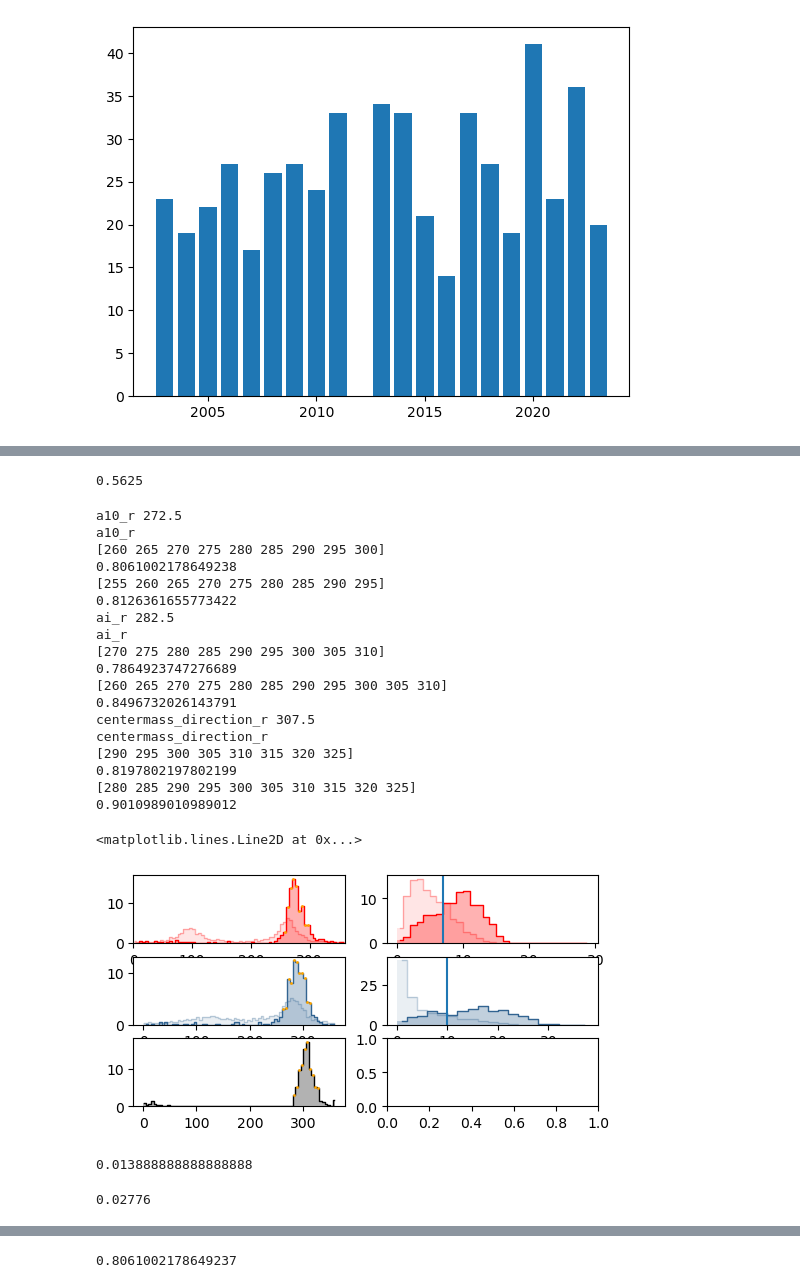
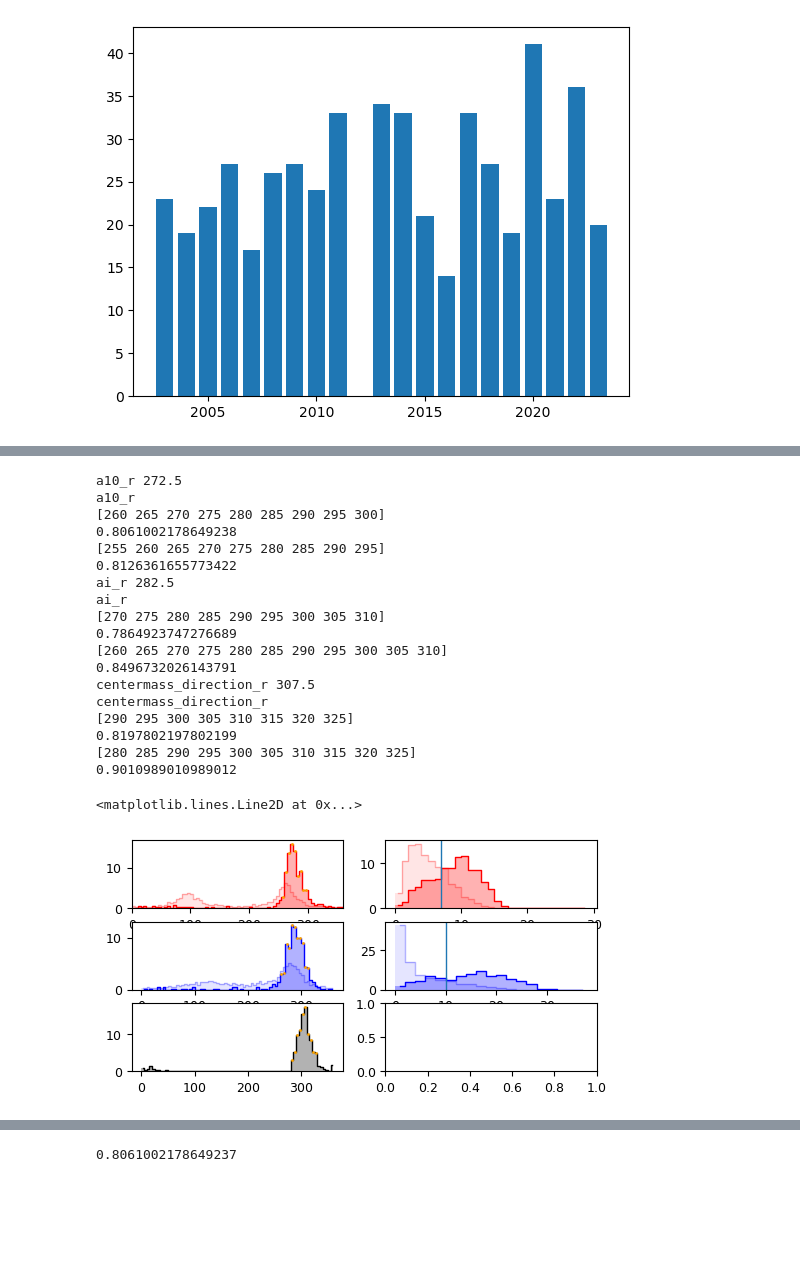
Before and after one commit to mackenziejewell/SBSpolynya, a Jupyter notebook: notebooks/05_LargeScale_Analysis.ipynb, the cells around one changed output, grey strips where cells are left out. Saved outputs shown, nothing was run; the diff lists cells and outputs as text; code cells hidden in the pictures; blank space fills up the shorter version.

```diff
--- a/notebooks/05_LargeScale_Analysis.ipynb
+++ b/notebooks/05_LargeScale_Analysis.ipynb
@@ -311,3 +64,8 @@ def Pease_Model(ua, va, Ta, wf = 0.02,  Hi = 25 * units('cm')):
+# %%
+plt.style.use('../jgr_oceans.mplstyle')
+
+def SAVE(fig, filename):
+    fig.savefig(filename, bbox_inches='tight', pad_inches=0.05)
 # %%
 # Save to file
 df = pd.read_csv('../data/constants.csv')
@@ -1804,33 +1385,3 @@ for year in years:
 wind_seqs
 # %% [output]
 {}
-# %%
-fig, axs = plt.subplots(1,2,figsize=(5,2))
-
-bins = np.arange(0.5,30,1)
-x = wind_durations
-h = plotter.quick_hist(x, bin_edges = bins)
-ax = axs[0]
-ax.bar(h['centers'], 100*h['counts']/np.sum(h['counts']), align='center', width = np.diff(bins),
-       color='k')
-
-x = ice_durations
-h = plotter.quick_hist(x, bin_edges = bins)
-ax = axs[0]
-ax.bar(h['centers'], 100*h['counts']/np.sum(h['counts']), align='center', width = np.diff(bins),
-       color='r', alpha=0.5)
-
-
-x = pol_durations
-h = plotter.quick_hist(x, bin_edges = bins)
-ax = axs[0]
-ax.bar(h['centers'], 100*h['counts']/np.sum(h['counts']), align='center', width = np.diff(bins),
-       color='b', alpha=0.5)
-
-
-# ax.set_xticks([1,5,10,15,20])
-ax.xaxis.set_major_locator(ticker.MultipleLocator(5))
-ax.xaxis.set_minor_locator(ticker.MultipleLocator(1))
-ax.set_xlabel('Polynya duration (days)')
-ax.set_xlim(0,20)
-ax.set_ylabel('Frequency (%)')
@@ -2027,7 +1411,3 @@ Text(0, 0.5, 'Polynya days per wind forcing')
-# %%
-0.75*0.75
-# %% [output]
-0.5625
 # %%
 
 # create plot
@@ -2041,7 +1421,7 @@ DF = dfb
 # DF = df[(df.year>=2003)&(df.year<2016)]
 #============
 
-ccolor = c4
+ccolor = 'blue'
 bcolor = 'red'
 
 not_final_day = (DF.final_day == False)
@@ -2141,42 +1521,34 @@ for ax, group, color, bins in zip([axs[1], axs[3]],
     theta = h['centers']
     width = h['w']
     ax.bar(theta, 100*h['prob'], width=width, bottom=0.0, alpha=0.1, color=color, zorder=-1)
     ax.step(theta, 100*h['prob'], where='mid', alpha=0.3, color=color,lw=1, zorder=-1)
 
 ax = axs[1]
 ax.axvline(7)
 
 ax = axs[3]
 ax.axvline(10)
 # %% [output]
 a10_r 272.5
 a10_r
 [260 265 270 275 280 285 290 295 300]
 0.8061002178649238
 [255 260 265 270 275 280 285 290 295]
 0.8126361655773422
 ai_r 282.5
 ai_r
 [270 275 280 285 290 295 300 305 310]
 0.7864923747276689
 [260 265 270 275 280 285 290 295 300 305 310]
 0.8496732026143791
 centermass_direction_r 307.5
 centermass_direction_r
 [290 295 300 305 310 315 320 325]
 0.8197802197802199
 [280 285 290 295 300 305 310 315 320 325]
 0.9010989010989012
 <matplotlib.lines.Line2D at 0x...>
-[figure, old version]
+[figure, new version]
-# %%
-5/360
-# %% [output]
-0.013888888888888888
-# %%
-0.01388*2
-# %% [output]
-0.02776
 # %%
 fig, ax = plt.subplots(figsize=(3,3))
 
```
Also changed, not shown: parts of 168 cells of this notebook, 13 other files.
